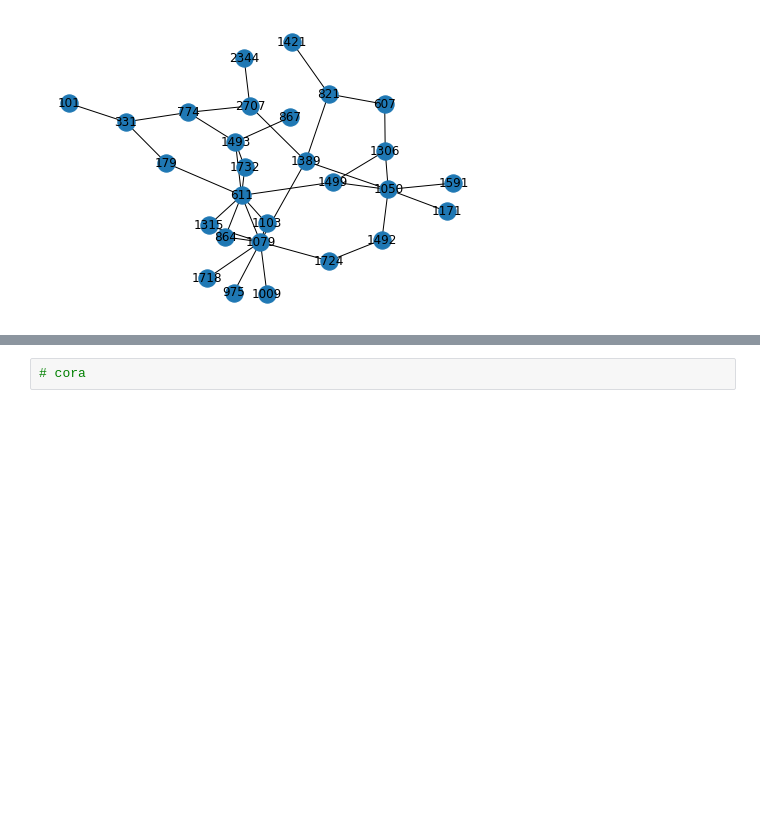
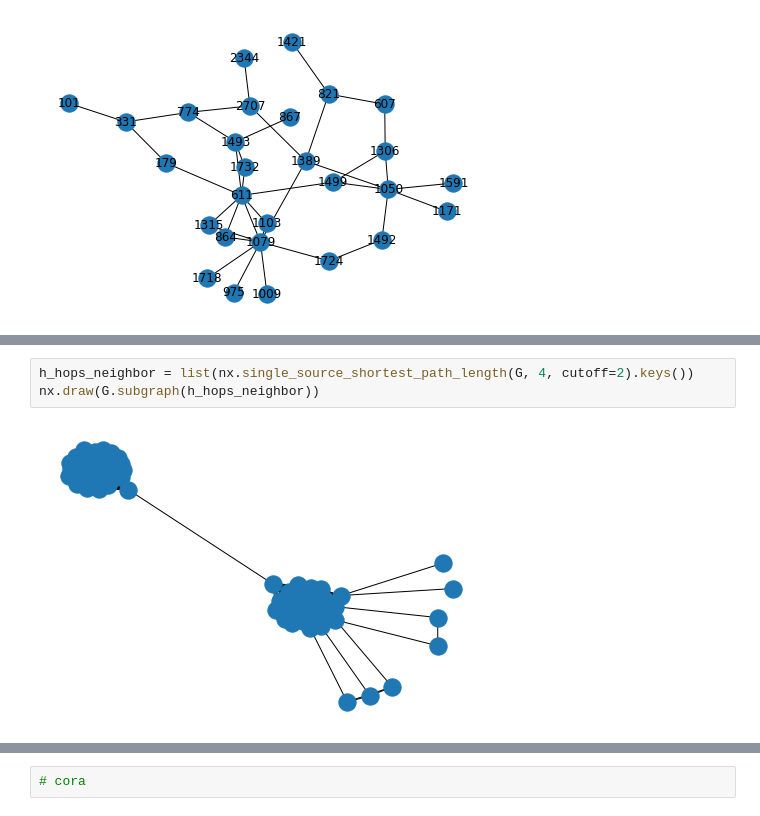
Before and after one commit to mims-harvard/G-Meta, a Jupyter notebook: data/fake_network_data_curation.ipynb, the cells around one changed output, grey strips where cells are left out. Drawn from its saved outputs; the diff is of its cells as text; blank space fills up the shorter version.

```diff
--- a/data/fake_network_data_curation.ipynb
+++ b/data/fake_network_data_curation.ipynb
@@ -595,0 +616,5 @@ nx.draw(G.subgraph(h_hops_neighbor), with_labels = True)
+# %%
+h_hops_neighbor = list(nx.single_source_shortest_path_length(G, 4, cutoff=2).keys())
+nx.draw(G.subgraph(h_hops_neighbor))
+# %% [output]
+[figure, added]
```
Also changed, not shown: parts of 7 cells of this notebook, 2 other files.
